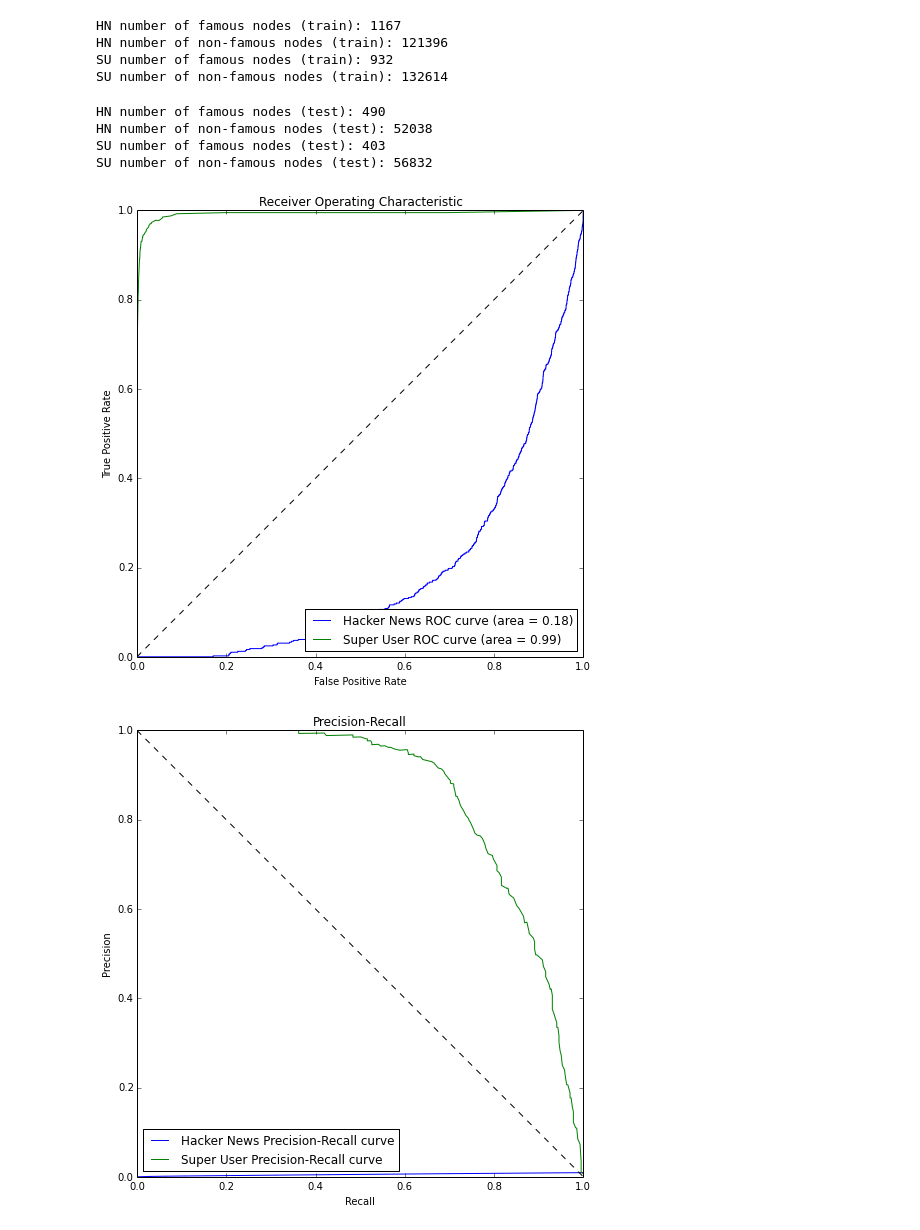
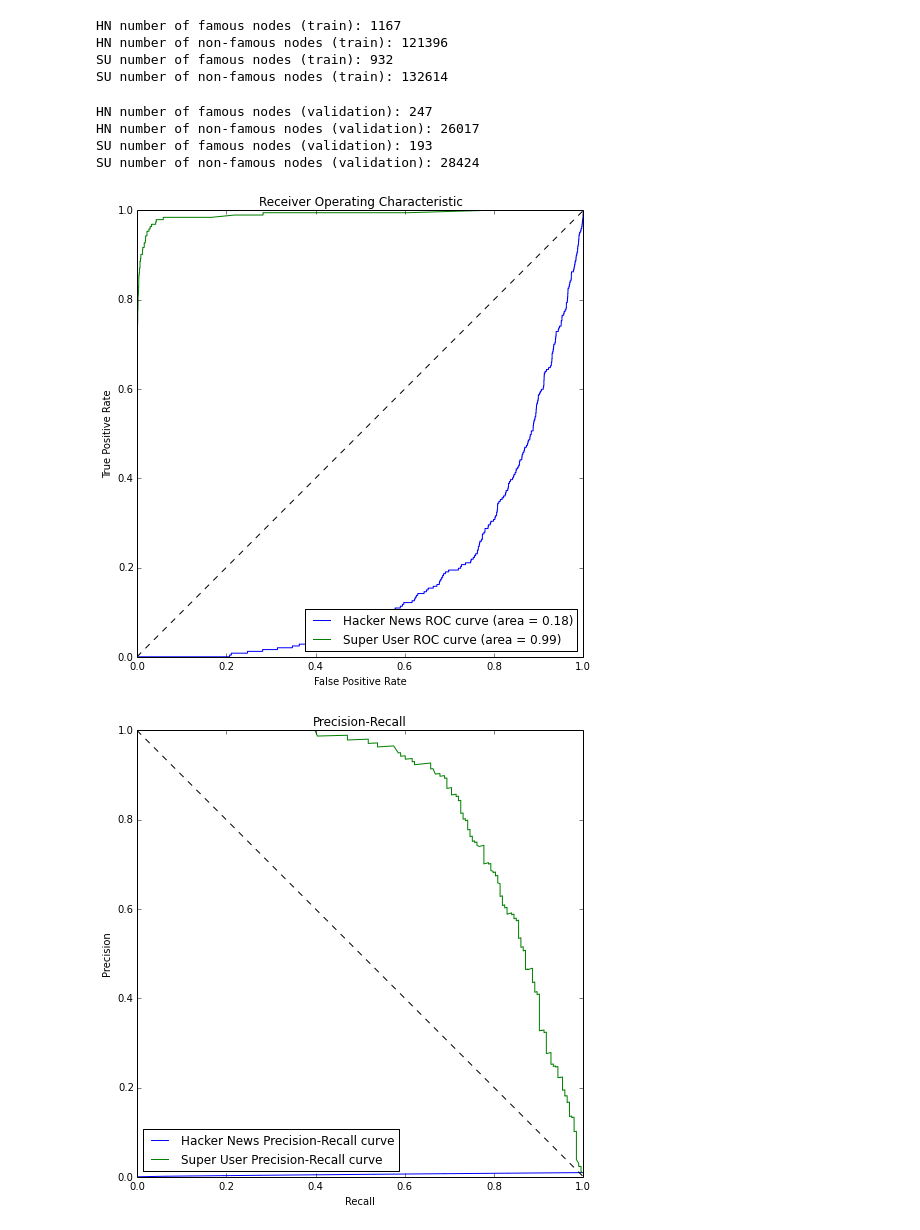
Before and after one commit to turtlesoupy/karma-prediction-cs224w, a Jupyter notebook: ipython/Karma.ipynb, the cells around one changed output. Cells and saved outputs as stored; diff of their text form; code cells hidden in the pictures.

Commit message:
Add train/test/validation split; run everything again

```diff
--- a/ipython/Karma.ipynb
+++ b/ipython/Karma.ipynb
@@ -173,14 +162,17 @@ hn_X, hn_y = shuffle(hn_feature_matrix, hn_karmas, random_state=RANDOM_SEED)
 su_X, su_y = shuffle(su_feature_matrix, su_reputations, random_state=RANDOM_SEED)
 # %%
 TRAIN_PERCENT = 0.7
+VALIDATE_PERCENT = 0.15
 hn_n_samples = hn_feature_matrix.shape[0]
 su_n_samples = su_feature_matrix.shape[0]
 hn_train_limit = int(TRAIN_PERCENT * hn_n_samples)
+hn_validate_limit = int((TRAIN_PERCENT + VALIDATE_PERCENT) * hn_n_samples)
+su_validate_limit = int((TRAIN_PERCENT + VALIDATE_PERCENT) * su_n_samples)
 su_train_limit = int(TRAIN_PERCENT * su_n_samples)
-hn_X_train, hn_X_test = hn_X[:hn_train_limit], hn_X[hn_train_limit:]
-su_X_train, su_X_test = su_X[:su_train_limit], su_X[su_train_limit:]
-hn_y_train, hn_y_test = hn_y[:hn_train_limit], hn_y[hn_train_limit:]
-su_y_train, su_y_test = su_y[:su_train_limit], su_y[su_train_limit:]
+hn_X_train, hn_X_validate, hn_X_test = hn_X[:hn_train_limit], hn_X[hn_train_limit:hn_validate_limit], hn_X[hn_validate_limit:]
+su_X_train, su_X_validate, su_X_test = su_X[:su_train_limit], su_X[su_train_limit:su_validate_limit], su_X[su_validate_limit:]
+hn_y_train, hn_y_validate, hn_y_test = hn_y[:hn_train_limit], hn_y[hn_train_limit:hn_validate_limit], hn_y[hn_validate_limit:]
+su_y_train, su_y_validate, su_y_test = su_y[:su_train_limit], su_y[su_train_limit:su_validate_limit], su_y[su_validate_limit:]
 # %% [markdown]
 ### Regression
 # %%
@@ -228,26 +220,26 @@ HN number of non-famous nodes (train): 121396
 SU number of famous nodes (train): 932
 SU number of non-famous nodes (train): 132614
 # %%
-hn_is_famous_test = hn_y_test > HN_FAMOUS_THRESHOLD
-su_is_famous_test = su_y_test > SU_FAMOUS_THRESHOLD
-print "HN number of famous nodes (test): %d" % np.sum(hn_is_famous_test)
-print "HN number of non-famous nodes (test): %d" % np.sum(np.invert(hn_is_famous_test))
-print "SU number of famous nodes (test): %d" % np.sum(su_is_famous_test)
-print "SU number of non-famous nodes (test): %d" % np.sum(np.invert(su_is_famous_test))
+hn_is_famous_validate = hn_y_validate > HN_FAMOUS_THRESHOLD
+su_is_famous_validate = su_y_validate > SU_FAMOUS_THRESHOLD
+print "HN number of famous nodes (validation): %d" % np.sum(hn_is_famous_validate)
+print "HN number of non-famous nodes (validation): %d" % np.sum(np.invert(hn_is_famous_validate))
+print "SU number of famous nodes (validation): %d" % np.sum(su_is_famous_validate)
+print "SU number of non-famous nodes (validation): %d" % np.sum(np.invert(su_is_famous_validate))
 # %% [output]
-HN number of famous nodes (test): 490
-HN number of non-famous nodes (test): 52038
-SU number of famous nodes (test): 403
-SU number of non-famous nodes (test): 56832
+HN number of famous nodes (validation): 247
+HN number of non-famous nodes (validation): 26017
+SU number of famous nodes (validation): 193
+SU number of non-famous nodes (validation): 28424
 # %%
 hn_logistic = linear_model.LogisticRegression(C=1e5)
-hn_probs = hn_logistic.fit(hn_X_train, hn_is_famous_train).predict_proba(hn_X_test)
+hn_probs = hn_logistic.fit(hn_X_train, hn_is_famous_train).predict_proba(hn_X_validate)
 # %%
 su_logistic = linear_model.LogisticRegression(C=1e5)
-su_probs = su_logistic.fit(su_X_train, su_is_famous_train).predict_proba(su_X_test)
+su_probs = su_logistic.fit(su_X_train, su_is_famous_train).predict_proba(su_X_validate)
 # %%
-hn_fpr, hn_tpr, _ = roc_curve(hn_is_famous_test, hn_probs[:, 1])
-su_fpr, su_tpr, _ = roc_curve(su_is_famous_test, su_probs[:, 1])
+hn_fpr, hn_tpr, _ = roc_curve(hn_is_famous_validate, hn_probs[:, 1])
+su_fpr, su_tpr, _ = roc_curve(su_is_famous_validate, su_probs[:, 1])
 hn_roc_auc = auc(hn_fpr, hn_tpr)
 su_roc_auc = auc(su_fpr, su_tpr)
 
@@ -261,19 +253,19 @@ plt.xlabel("False Positive Rate")
 plt.ylabel("True Positive Rate")
 plt.savefig(os.path.join(FIGURES_DIR, "classification_roc.pdf"))
 # %% [output]
-[figure, old version]
+[figure, new version]
 # %%
-hn_precision, hn_recall, _ = precision_recall_curve(hn_is_famous_test, hn_probs[:, 1])
-su_precision, su_recall, _ = precision_recall_curve(su_is_famous_test, su_probs[:, 1])
+hn_precision, hn_recall, _ = precision_recall_curve(hn_is_famous_validate, hn_probs[:, 1])
+su_precision, su_recall, _ = precision_recall_curve(su_is_famous_validate, su_probs[:, 1])
 
 plt.figure(figsize=(8,8))
 plt.plot(hn_recall, hn_precision, label='Hacker News Precision-Recall curve')
 plt.plot(su_recall, su_precision, label='Super User Precision-Recall curve')
 plt.plot([0, 1], [1, 0], 'k--')
 plt.title('Precision-Recall')
 plt.legend(loc="lower left")
 plt.xlabel('Recall')
 plt.ylabel('Precision')
 plt.savefig(os.path.join(FIGURES_DIR, "classification_pr_curve.pdf"))
 # %% [output]
-[figure, old version]
+[figure, new version]
```
Also changed, not shown: parts of 5 cells of this notebook, 4 other files.
